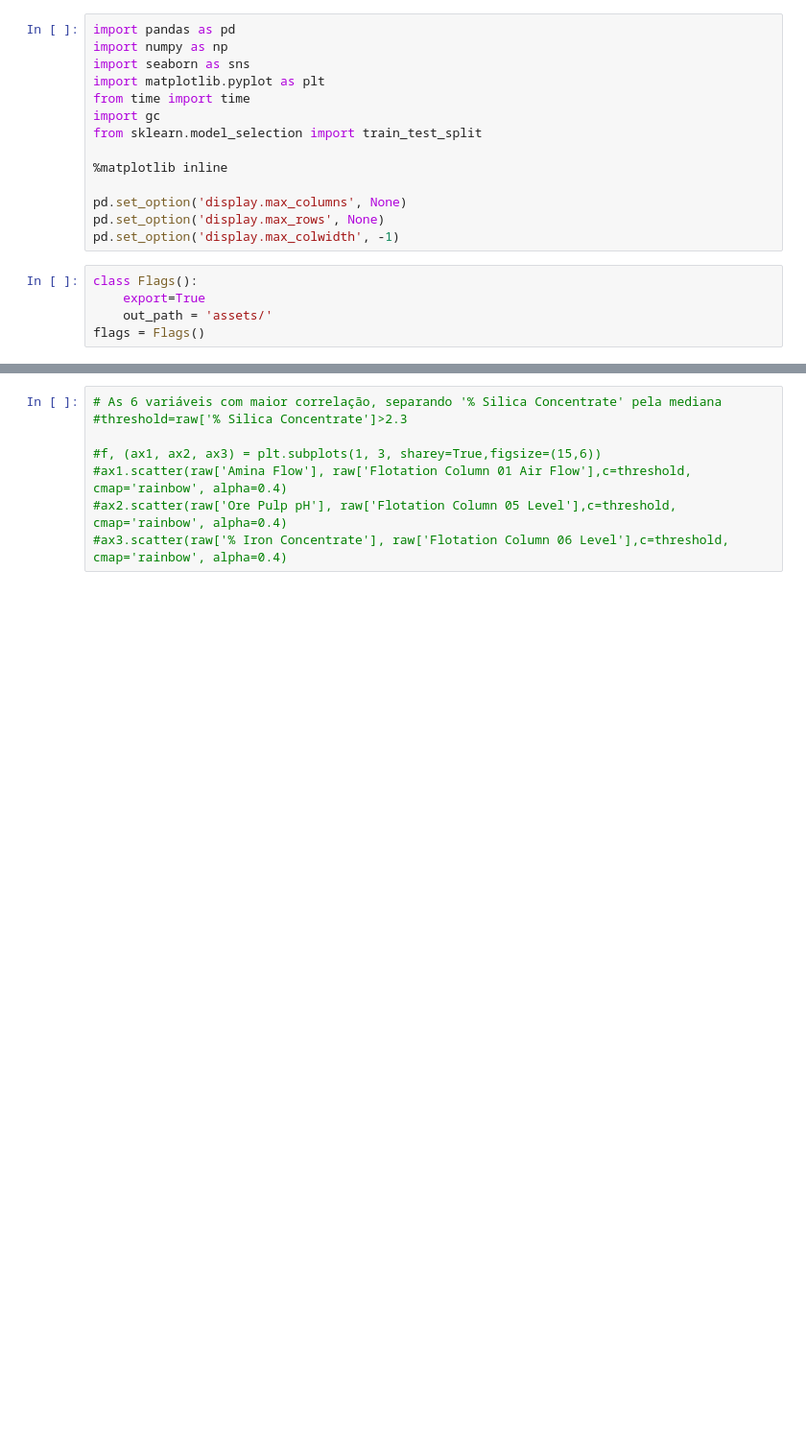
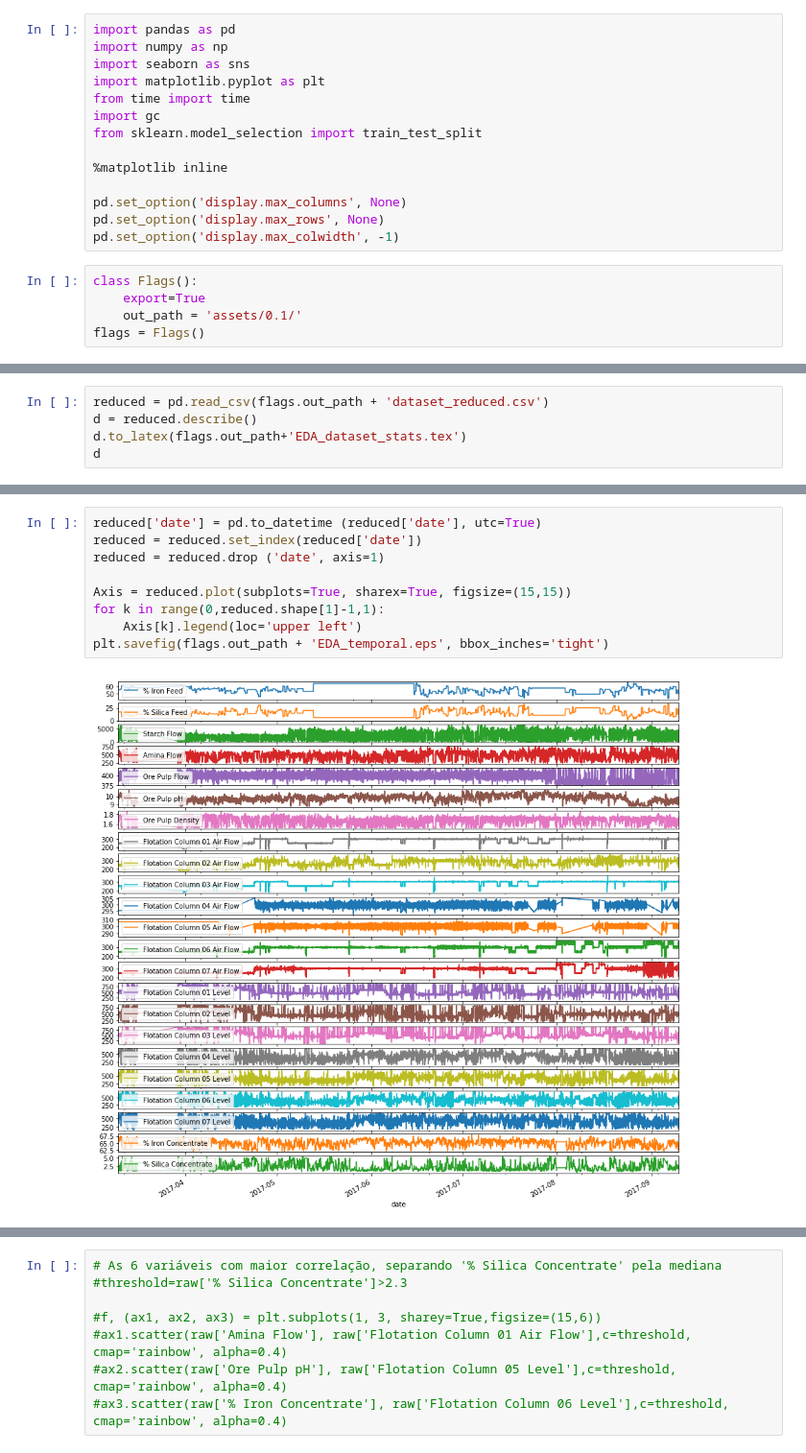
Before and after one commit to LeonardoSanBenitez/Loris-Industrial-Intelligence, a Jupyter notebook: artificial_intelligence/08 - Mining Dataset/02 - EDA.ipynb, the cells around one changed output, grey strips where cells are left out. Shown at 96% size. Cells and saved outputs as stored; diff of their text form; blank space fills up the shorter version.

```diff
--- a/artificial_intelligence/08 - Mining Dataset/02 - EDA.ipynb
+++ b/artificial_intelligence/08 - Mining Dataset/02 - EDA.ipynb
@@ -15,5 +15,5 @@ pd.set_option('display.max_colwidth', -1)
 # %%
 class Flags():
     export=True
-    out_path = 'assets/'
+    out_path = 'assets/0.1/'
 flags = Flags()
@@ -32,0 +20,5 @@ what else?
+# %%
+reduced = pd.read_csv(flags.out_path + 'dataset_reduced.csv')
+d = reduced.describe()
+d.to_latex(flags.out_path+'EDA_dataset_stats.tex')
+d
@@ -32,0 +35,11 @@ what else?
+# %%
+reduced['date'] = pd.to_datetime (reduced['date'], utc=True)
+reduced = reduced.set_index(reduced['date'])
+reduced = reduced.drop ('date', axis=1)
+
+Axis = reduced.plot(subplots=True, sharex=True, figsize=(15,15))
+for k in range(0,reduced.shape[1]-1,1):
+    Axis[k].legend(loc='upper left')
+plt.savefig(flags.out_path + 'EDA_temporal.eps', bbox_inches='tight')
+# %% [output]
+[figure, added]
```
Also changed, not shown: parts of 9 cells of this notebook, 1 other file.
